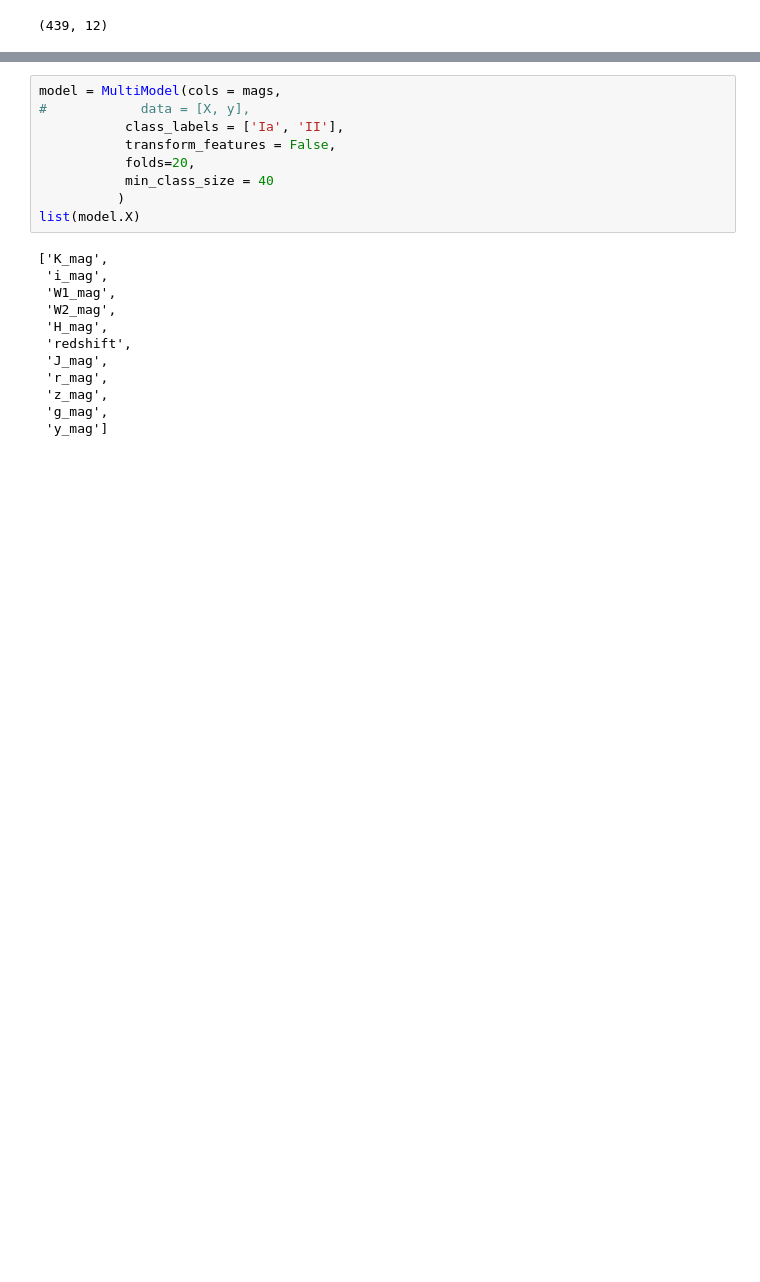
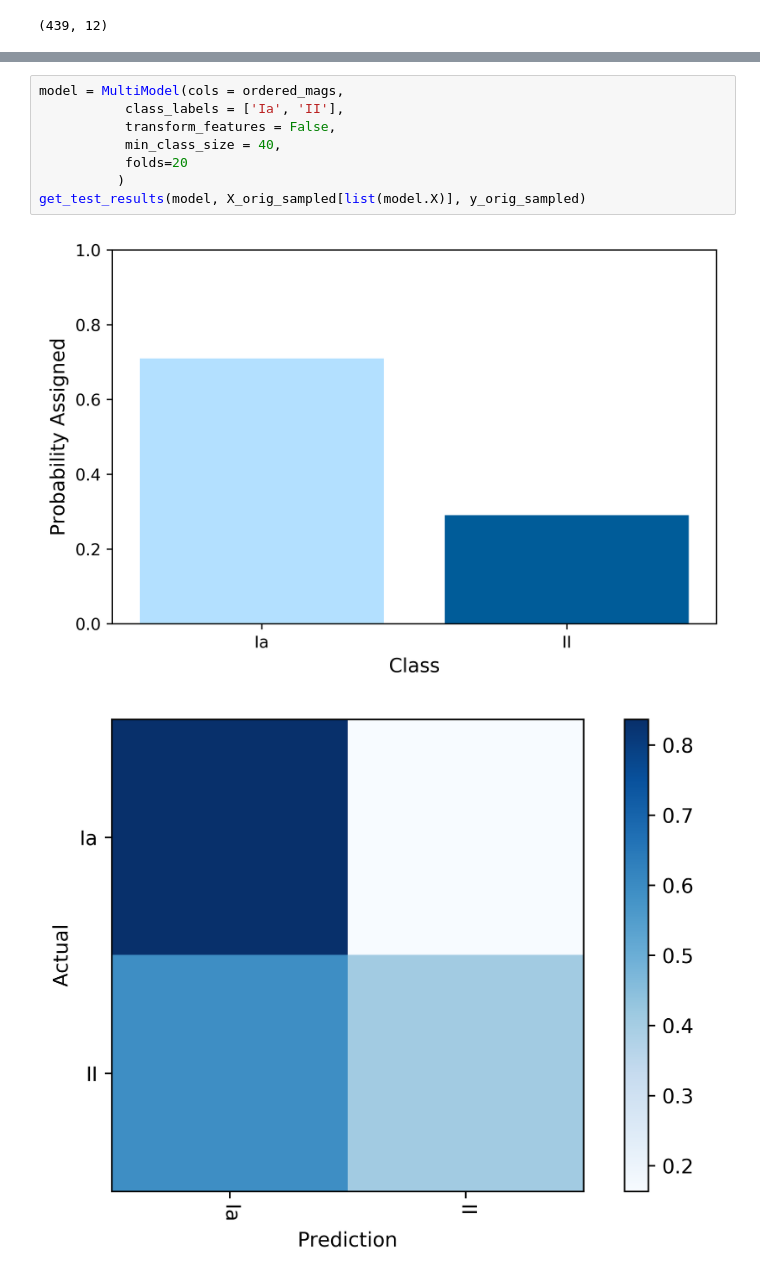
Before and after one commit to marinakiseleva/z_dist, a Jupyter notebook: notebooks/Redshift Bias Evaluation.ipynb, the cells around one changed output, grey strips where cells are left out. Drawn from its saved outputs; the diff is of its cells as text; blank space fills up the shorter version.

```diff
--- a/notebooks/Redshift Bias Evaluation.ipynb
+++ b/notebooks/Redshift Bias Evaluation.ipynb
@@ -145,21 +115,11 @@ X_test_LSST_like=X_test_LSST_like[['K_mag',
 # %%
-model = MultiModel(cols = mags,
-#            data = [X, y],
+model = MultiModel(cols = ordered_mags,
            class_labels = ['Ia', 'II'],
            transform_features = False,
-           folds=20,
-           min_class_size = 40
+           min_class_size = 40,
+           folds=20
           )
-list(model.X)
+get_test_results(model, X_orig_sampled[list(model.X)], y_orig_sampled)
 # %% [output]
-['K_mag',
- 'i_mag',
- 'W1_mag',
- 'W2_mag',
- 'H_mag',
- 'redshift',
- 'J_mag',
- 'r_mag',
- 'z_mag',
- 'g_mag',
- 'y_mag']
+[figure, added]
+[figure, added]
```
Also changed, not shown: parts of 30 cells of this notebook, 1 other file.
